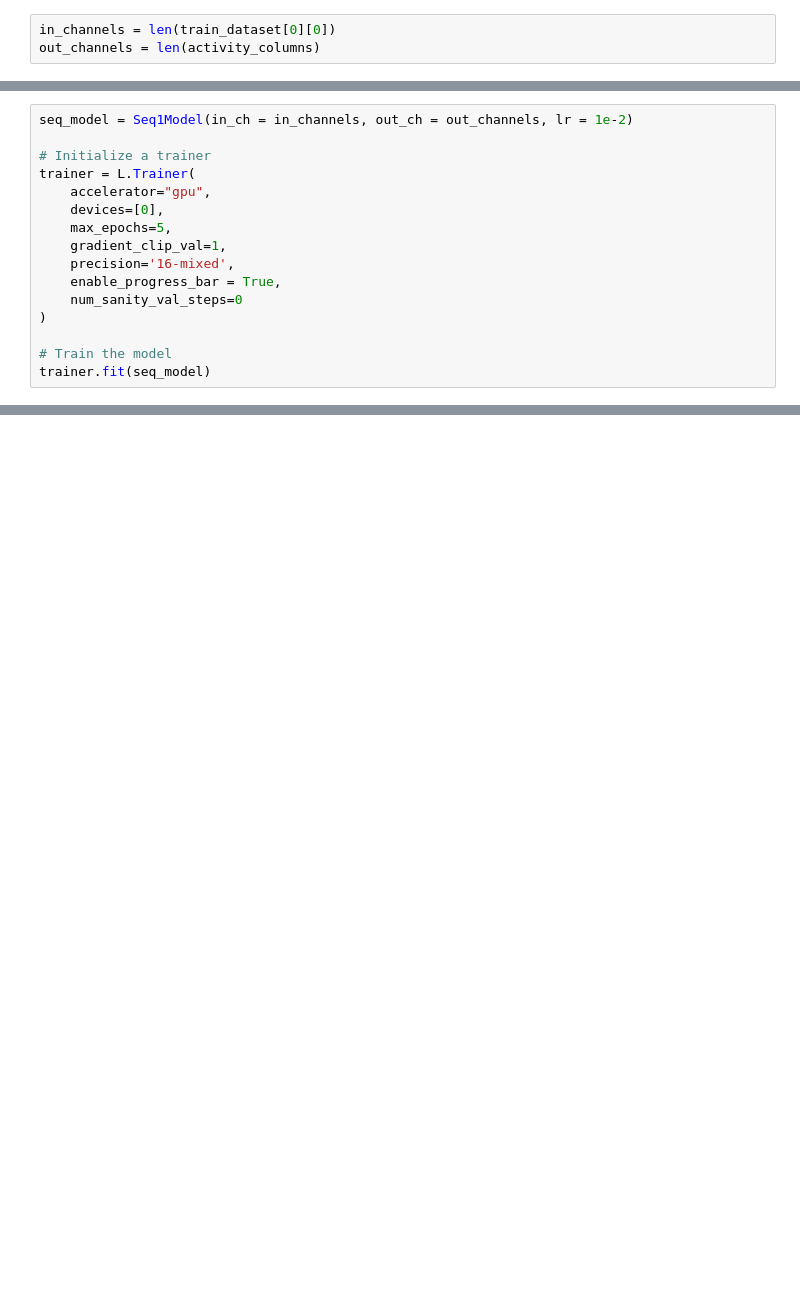
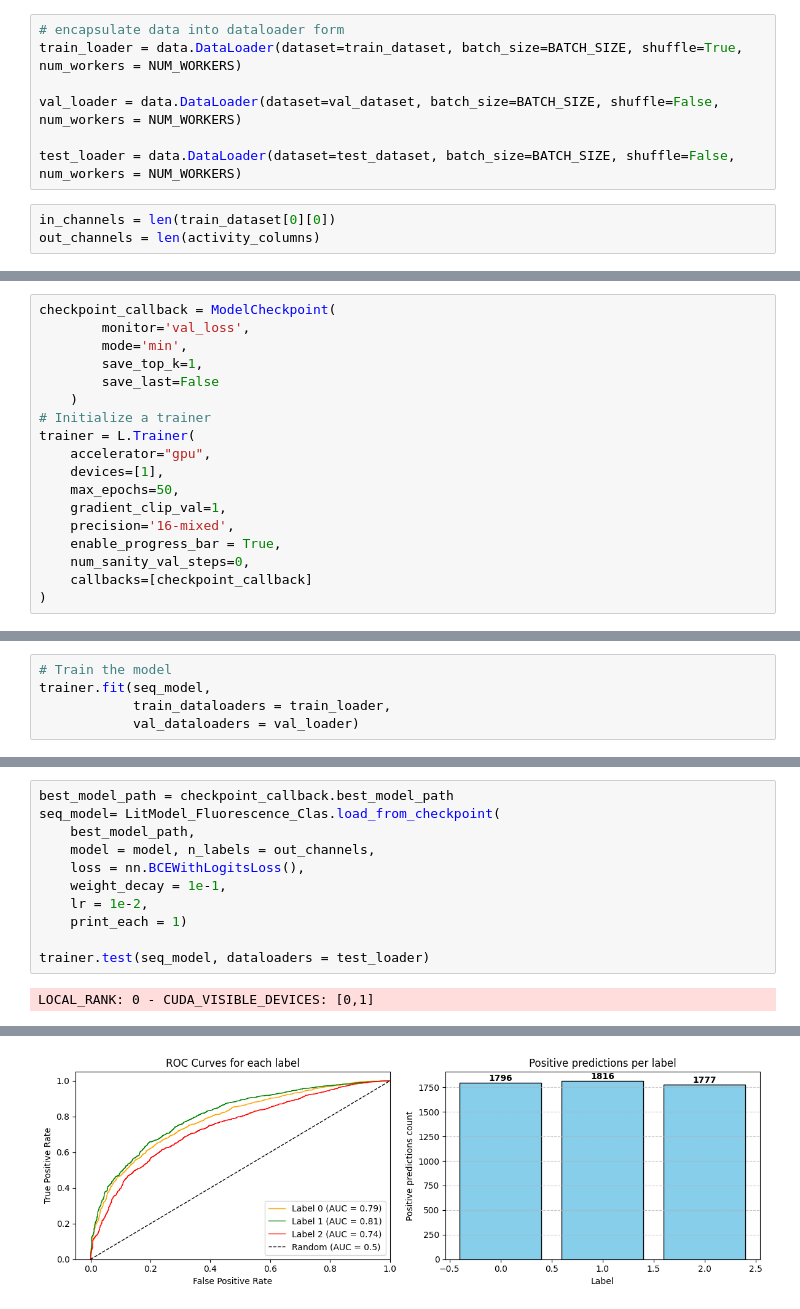
Before and after one commit to autosome-imtf/MPRA-MNIST, a Jupyter notebook: examples/FluorescenceDataset_example.ipynb, the cells around one changed output, grey strips where cells are left out. Drawn from its saved outputs; the diff is of its cells as text; blank space fills up the shorter version.

```diff
--- a/examples/FluorescenceDataset_example.ipynb
+++ b/examples/FluorescenceDataset_example.ipynb
@@ -158,3 +217,10 @@ cuda:0
+# %%
+# encapsulate data into dataloader form
+train_loader = data.DataLoader(dataset=train_dataset, batch_size=BATCH_SIZE, shuffle=True, num_workers = NUM_WORKERS)
+
+val_loader = data.DataLoader(dataset=val_dataset, batch_size=BATCH_SIZE, shuffle=False, num_workers = NUM_WORKERS)
+
+test_loader = data.DataLoader(dataset=test_dataset, batch_size=BATCH_SIZE, shuffle=False, num_workers = NUM_WORKERS)
 # %%
 in_channels = len(train_dataset[0][0])
 out_channels = len(activity_columns)
@@ -331,19 +241,21 @@ class Seq1Model(L.LightningModule):
 # %%
-seq_model = Seq1Model(in_ch = in_channels, out_ch = out_channels, lr = 1e-2)
-
+checkpoint_callback = ModelCheckpoint(
+        monitor='val_loss',
+        mode='min',
+        save_top_k=1,
+        save_last=False
+    )
 # Initialize a trainer
 trainer = L.Trainer(
     accelerator="gpu",
-    devices=[0],
-    max_epochs=5,
+    devices=[1],
+    max_epochs=50,
     gradient_clip_val=1,
     precision='16-mixed',
     enable_progress_bar = True,
-    num_sanity_val_steps=0
+    num_sanity_val_steps=0,
+    callbacks=[checkpoint_callback]
 )
-
-# Train the model
-trainer.fit(seq_model)
 # %% [output]
 Using 16bit Automatic Mixed Precision (AMP)
 GPU available: True (cuda), used: True
@@ -366,0 +264,5 @@ RuntimeError: Expected floating point type for target with class probabilities,
+# %%
+# Train the model
+trainer.fit(seq_model,
+            train_dataloaders = train_loader,
+            val_dataloaders = val_loader)
@@ -366,0 +314,13 @@ RuntimeError: Expected floating point type for target with class probabilities,
+# %%
+best_model_path = checkpoint_callback.best_model_path
+seq_model= LitModel_Fluorescence_Clas.load_from_checkpoint(
+    best_model_path,
+    model = model, n_labels = out_channels,
+    loss = nn.BCEWithLogitsLoss(),
+    weight_decay = 1e-1,
+    lr = 1e-2,
+    print_each = 1)
+
+trainer.test(seq_model, dataloaders = test_loader)
+# %% [output]
+LOCAL_RANK: 0 - CUDA_VISIBLE_DEVICES: [0,1]
@@ -366,0 +332 @@ RuntimeError: Expected floating point type for target with class probabilities,
+[figure, added]
```
Also changed, not shown: parts of 15 cells of this notebook, 3 other files.
